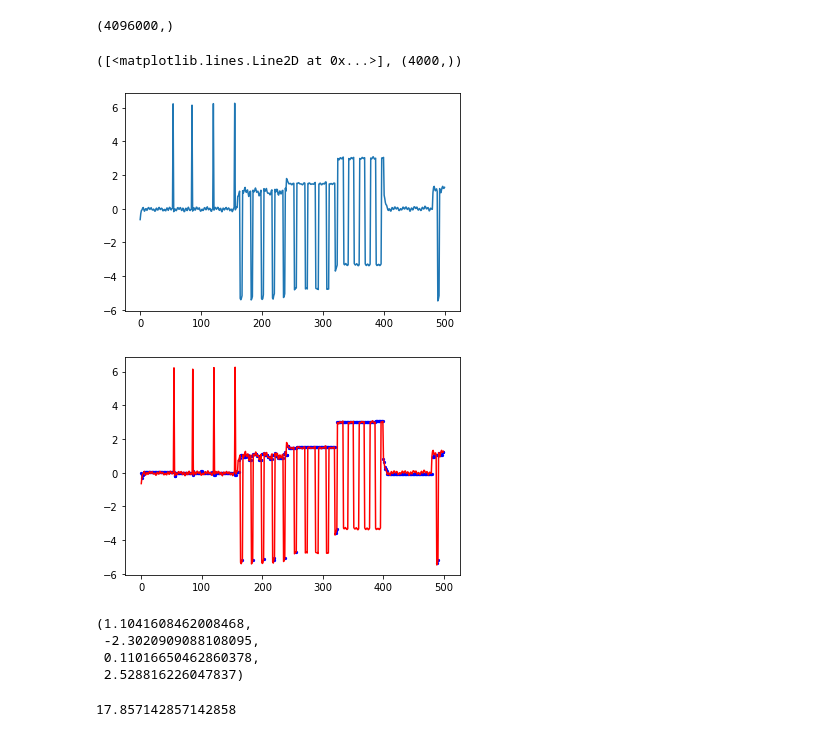
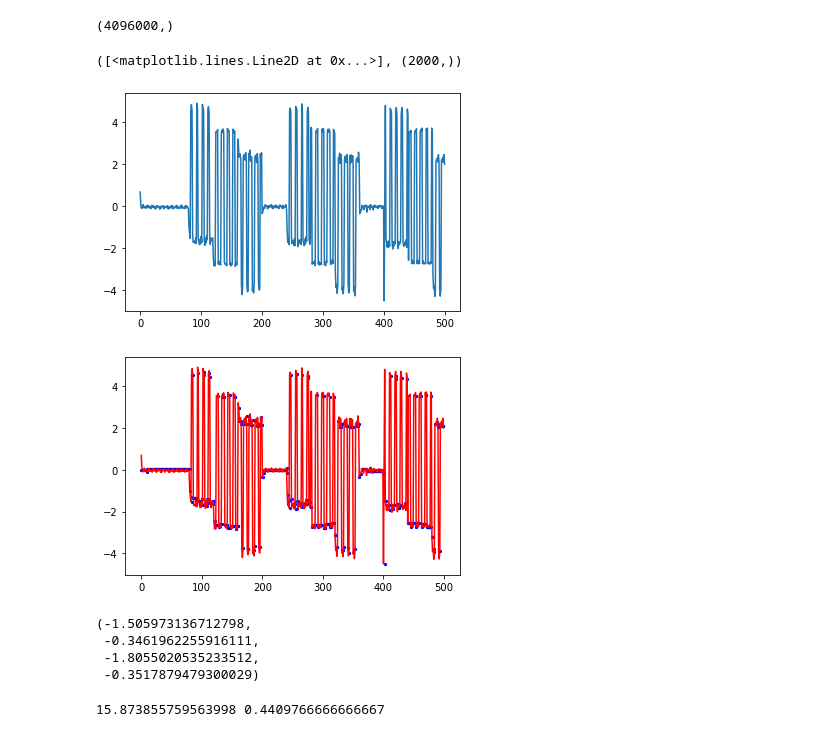
Before and after one commit to Luke20000429/USRP_RoundTrip, a Jupyter notebook: process.ipynb, the cells around one changed output. Cells and saved outputs as stored; diff of their text form; code cells hidden in the pictures.

```diff
--- a/process.ipynb
+++ b/process.ipynb
@@ -3,7 +3,8 @@ import numpy as np
 from matplotlib import pyplot as plt
 # %%
 period = 81920
-filename = "usrp_samples13"
+filename = "usrp_samples_testL2"
+# filename = "usrp_test00"
 ch0 = np.fromfile("Log/{}-0.dat".format(filename), np.csingle)#[:period*40]
 ch1 = np.fromfile("Log/{}-1.dat".format(filename), np.csingle)#[:period*40]
 cut = ch0.shape[0]//period
@@ -15,26 +16,26 @@ ch0.shape
 # %%
 s = 0
 e = 500
-width = 1024
+width = 2048
 seqs0 = ch0.reshape((-1, width))
 seqs1 = ch1.reshape((-1, width))
 tans0 = []
 tans1 = []
 for seq in seqs0:
     fft_out = np.fft.fftshift(np.fft.fft(seq))[width//2]
     tan = np.angle(fft_out)
     tans0.append(tan)
 
 for seq in seqs1:
     fft_out = np.fft.fftshift(np.fft.fft(seq))[width//2]
     tan = np.angle(fft_out)
     tans1.append(tan)
 
 diff = np.asarray(tans0) - np.asarray(tans1)
 plt.plot(diff[s:e]), diff.shape
 # %% [output]
-([<matplotlib.lines.Line2D at 0x...>], (4000,))
+([<matplotlib.lines.Line2D at 0x...>], (2000,))
-[figure, old version]
+[figure, new version]
 # %%
 slots = [0,0]
 eps = 0.1
@@ -53,7 +54,7 @@ plt.scatter(np.arange(s, e), fdiff[s:e], s=5, c='b')
 # plt.scatter(np.arange(s, e), diff[s:e], s=2)
 plt.savefig("Log/{}.png".format(filename))
 # %% [output]
-[figure, old version]
+[figure, new version]
 # %%
 ph0 = fdiff[120]
 ph1 = fdiff[200]
@@ -64,17 +65,20 @@ ph0, ph1, ph2, ph3
 # {1, 1, 0, 0},
 # {1, 0, 1, 0}
 # %% [output]
-(1.1041608462008468,
- -2.3020909088108095,
- 0.11016650462860378,
- 2.528816226047837)
+(-1.505973136712798,
+ -0.3461962255916111,
+ -1.8055020535233512,
+ -0.3517879479300029)
 # %%
-f = 1.68e9
+# f = 1.4399e9
+f = 1.8899e9
 c = 3e8
+gap = 7
 lam = c/f*100
-print(lam)
+norm_gap = gap/lam
+print(lam, norm_gap)
 # antenna orders
 # {1, 1, 0, 0},
 # {1, 0, 1, 0}
 # %% [output]
-17.857142857142858
+15.873855759563998 0.4409766666666667
```
Also changed, not shown: 1 other file.
